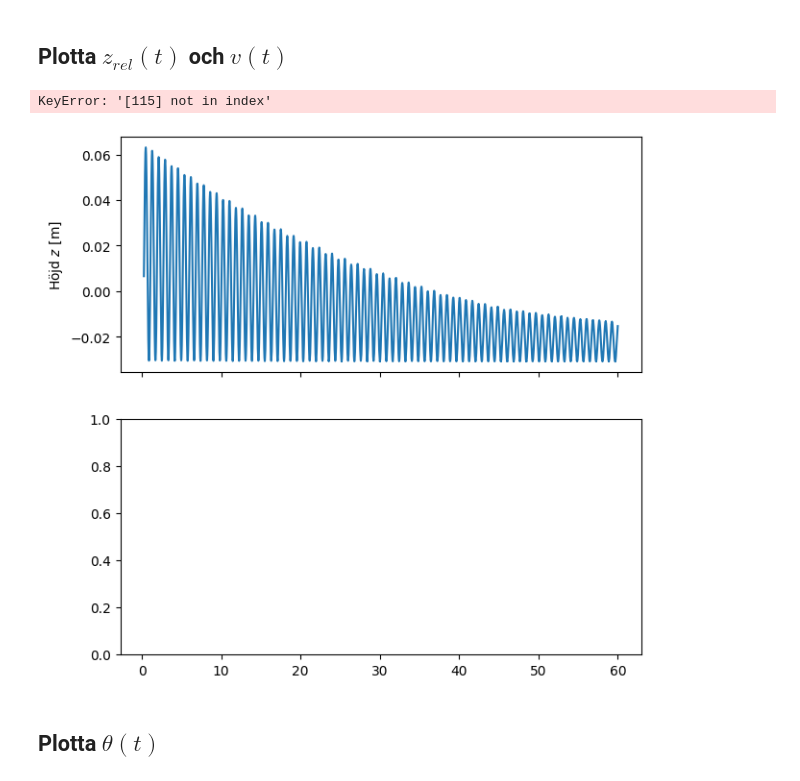
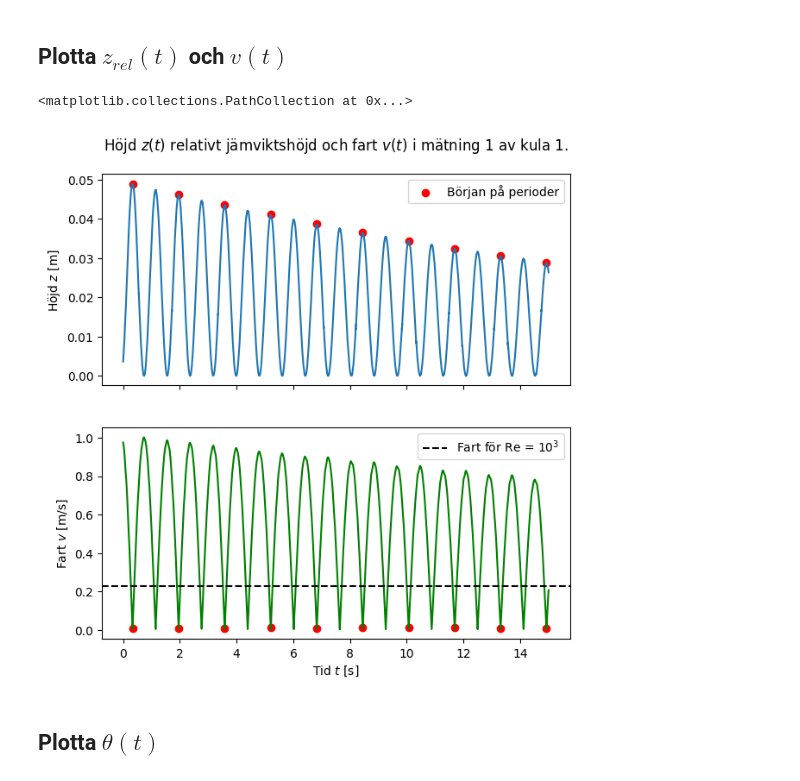
Before and after one commit to zijaigidov/chalmers-expfys-damped-oscillations, a Jupyter notebook: notebooks/pt1/main.ipynb, the cells around one changed output. Drawn from its saved outputs; the diff is of its cells as text; code cells hidden in the pictures.

```diff
--- a/notebooks/pt1/main.ipynb
+++ b/notebooks/pt1/main.ipynb
@@ -26,8 +26,8 @@ WINDOW_LEN = 51  # Justera om behövs
 POLY_ORDER = 3
 PEAK_DIST = 350
 
-FILEPATH_INPUT = './../../measurements/del1/kula1_mätning1.tsv'
-FILEPATH_OUTPUT = './../../data_analysis/del1/regression_data.csv'
+FILEPATH_INPUT = './../../measurements/pt1/kula1_mätning1.tsv'
+FILEPATH_OUTPUT = './../../data_analysis/pt1/regression_data.csv'
 WRITE_CSV = False
 # %% [markdown]
 ## Läs fil och utför grundläggande databehandling
@@ -97,29 +95,30 @@ v_min = v_Re(1.0e3, rho, eta, 2*r)
 # %%
 fig, axs = plt.subplots(2, 1, sharex=True, figsize=(7, 7))
 
 # Plotta z_rel(t)
 axs[0].plot(df['t'], df['z_rel'])
 axs[0].set_ylabel('Höjd $z$ [m]')
-axs[0].scatter(df['t'][peak_idxs], df['z_rel'][peak_idxs], color='red', label='Vändlägen')  # Vändlägena (varannat fr.o.m. det första)
+axs[0].scatter(df['t'][peak_idxs], df['z_rel'][peak_idxs], color='red', label='Början på perioder')  # Vändlägena (varannat fr.o.m. det första)
+axs[0].set_title('Höjd $z(t)$ relativt jämviktshöjd och fart $v(t)$ i mätning 1 av kula 1.', pad=20)
 axs[0].legend()
 
 # Jämviktslägena (kan tas bort, för eget bruk)
 # axs[0].scatter(df['t'][mins_idxs], df['z_rel'][mins_idxs], color='blue')
 
 # Plotta v(t)
 axs[1].plot(df['t'], df['v'], color='green')
 axs[1].axhline(v_min, color='black', linestyle='dashed', label=r'Fart för Re = $10^3$')
 
 axs[1].set_xlabel('Tid $t$ [s]')
 axs[1].set_ylabel('Fart $v$ [m/s]')
 axs[1].legend()
 axs[1].scatter(df['t'][peak_idxs], df['v'][peak_idxs], color='red')
 
 # Jämviktslägena (kan tas bort, för eget bruk)
 # axs[1].scatter(df['t'][mins_idxs], df['v'][mins_idxs], color='blue')
 # %% [output]
-KeyError: '[115] not in index'
+<matplotlib.collections.PathCollection at 0x...>
-[figure, old version]
+[figure, new version]
 # %% [markdown]
 ## Plotta $\theta(t)$
 # %%
```
Also changed, not shown: parts of 3 cells of this notebook, 1 other file.
